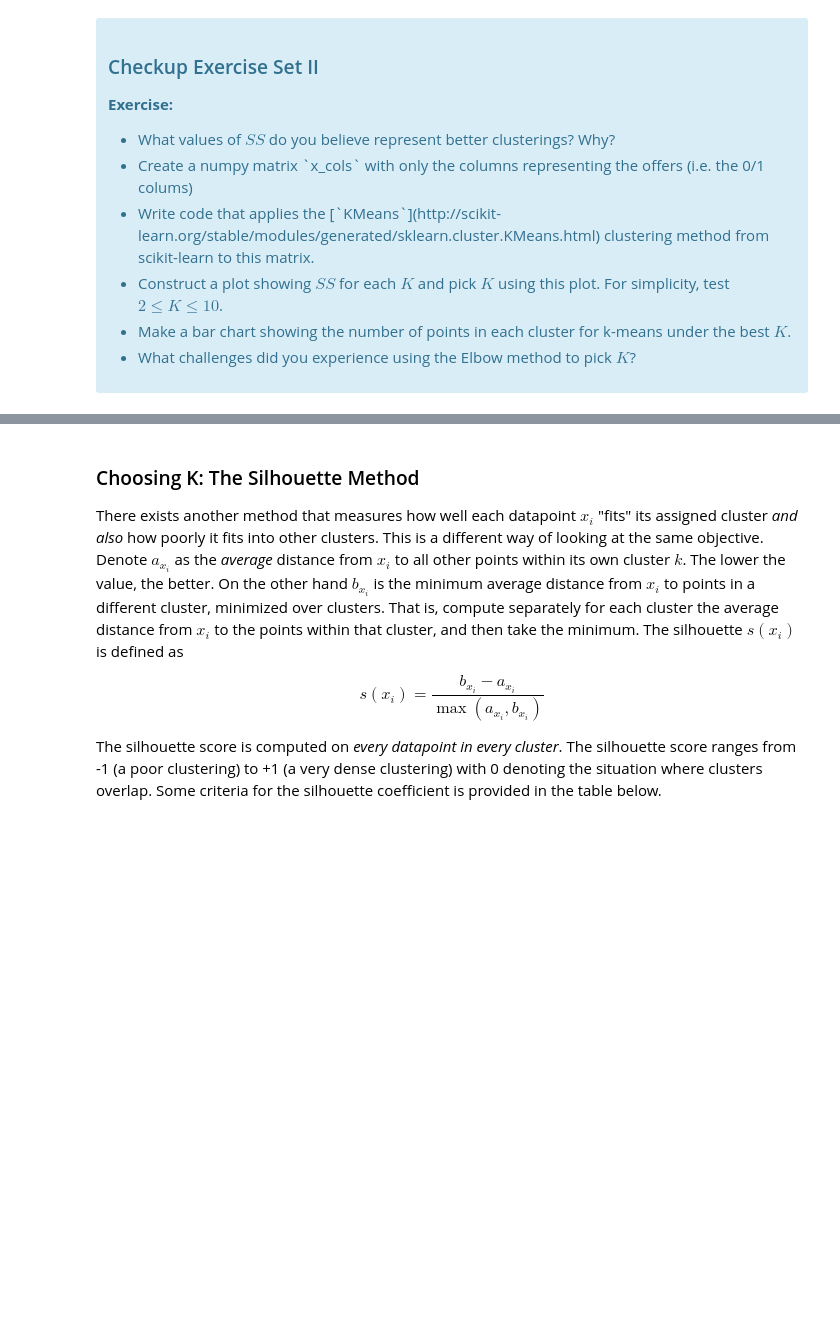
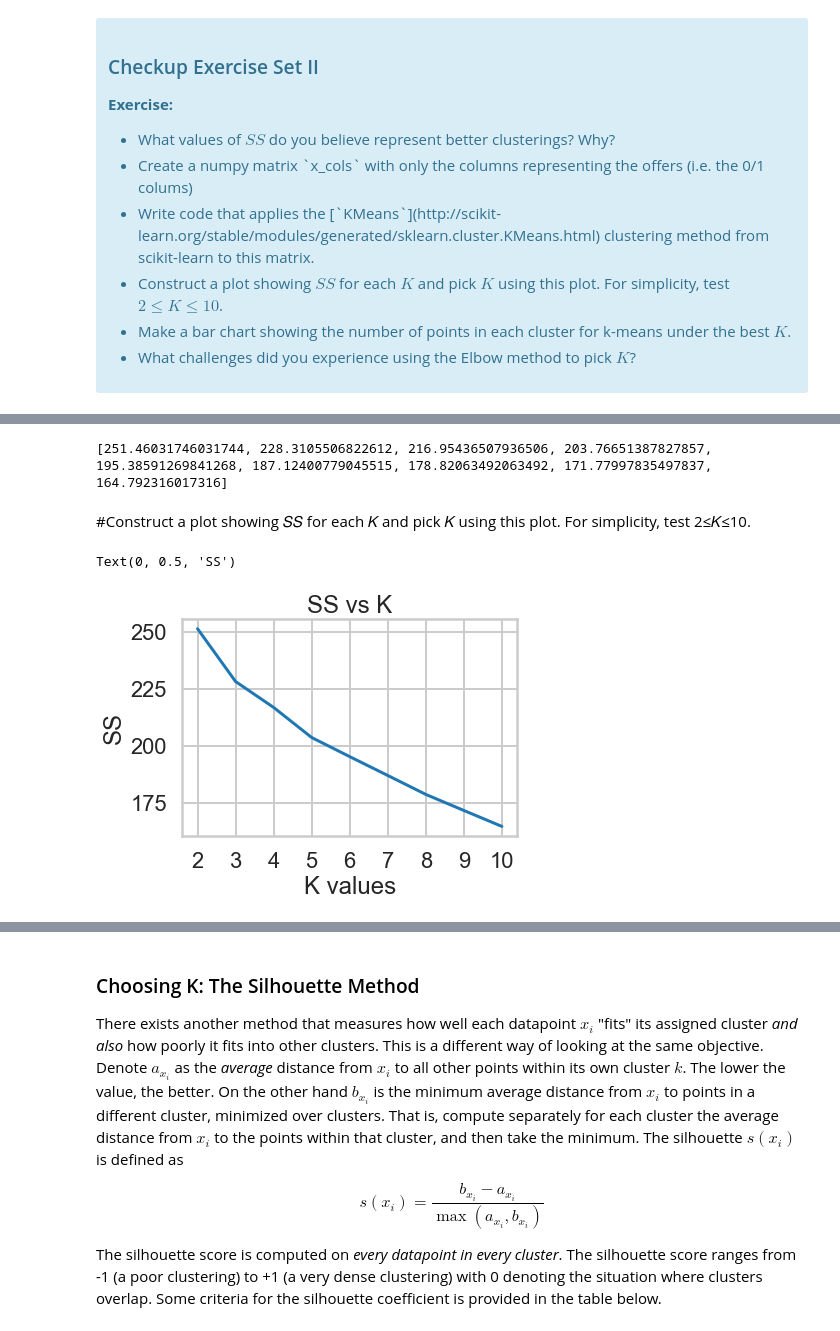
Before and after one commit to mightysquirrely/Springboard-Mini-Projects, a Jupyter notebook: Mini_Project_Clustering.ipynb, the cells around one changed output, grey strips where cells are left out. Saved outputs shown, nothing was run; the diff lists cells and outputs as text; code cells hidden in the pictures; blank space fills up the shorter version.

```diff
--- a/Mini_Project_Clustering.ipynb
+++ b/Mini_Project_Clustering.ipynb
@@ -128,0 +134,8 @@ where $x_i$ is a point, $C_k$ represents cluster $k$ and $\mu_k$ is the centroid
+# %%
+# your turn
+#Create a numpy matrix `x_cols` with only the columns representing the offers (i.e. the 0/1 colums)
+import numpy as np
+#https://pandas.pydata.org/pandas-docs/stable/reference/api/pandas.DataFrame.iloc.html
+#https://pandas.pydata.org/pandas-docs/stable/reference/api/pandas.Series.to_numpy.html
+x_cols = matrix.iloc[0:, 1:].to_numpy()
+x_cols
@@ -128,0 +150,28 @@ where $x_i$ is a point, $C_k$ represents cluster $k$ and $\mu_k$ is the centroid
+# %%
+#Write code that applies the [`KMeans`] clustering method from scikit-learn to this matrix.
+#(http://scikit-learn.org/stable/modules/generated/sklearn.cluster.KMeans.html)
+from sklearn.cluster import KMeans
+
+#https://blog.cambridgespark.com/how-to-determine-the-optimal-number-of-clusters-for-k-means-clustering-14f27070048f
+#https://www.datacamp.com/community/tutorials/k-means-clustering-python
+ks = np.arange(2,11)
+sses=[]
+for k in ks:
+    km = KMeans(n_clusters=k, random_state=42)
+    km.fit(x_cols)
+    sses.append(km.inertia_)
+# %%
+print(sses)
+# %% [output]
+[251.46031746031744, 228.3105506822612, 216.95436507936506, 203.76651387827857, 195.38591269841268, 187.12400779045515, 178.82063492063492, 171.77997835497837, 164.792316017316]
+# %% [markdown]
+#Construct a plot showing 𝑆𝑆 for each 𝐾 and pick 𝐾 using this plot. For simplicity, test 2≤𝐾≤10.
+# %%
+plt.plot(ks, sses)
+plt.xticks([2,3,4,5,6,7,8,9,10])
+plt.title('SS vs K')
+plt.xlabel('K values')
+plt.ylabel('SS')
+# %% [output]
+Text(0, 0.5, 'SS')
+[figure, added]
```
Also changed, not shown: parts of 31 cells of this notebook.
